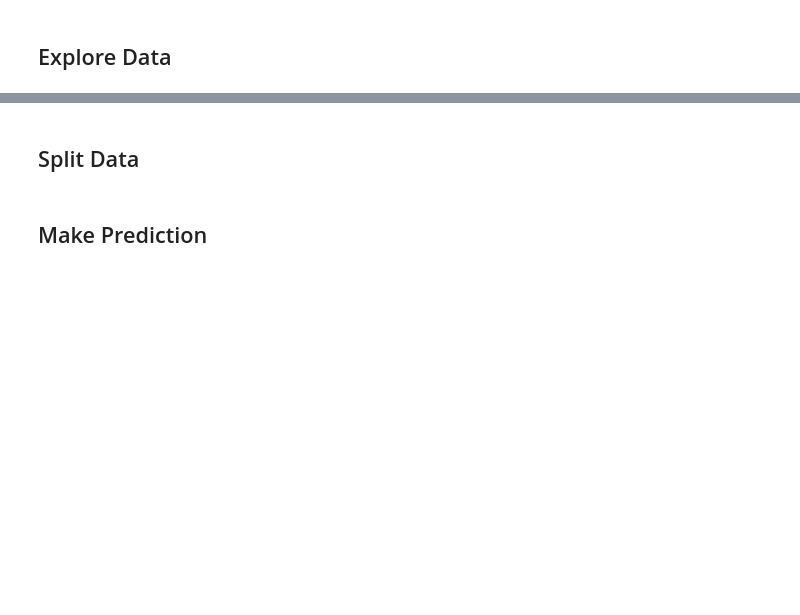
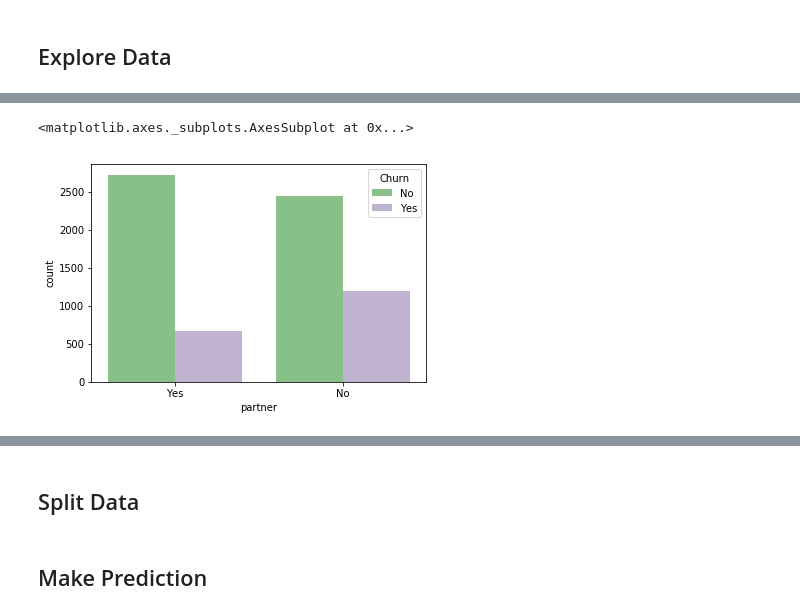
Before and after one commit to PattarapornH/churn-prediction, a Jupyter notebook: churn_prediction.ipynb, the cells around one changed output, grey strips where cells are left out. Cells and saved outputs as stored; diff of their text form; code cells hidden in the pictures; blank space fills up the shorter version.

```diff
--- a/churn_prediction.ipynb
+++ b/churn_prediction.ipynb
@@ -109,0 +105,10 @@ dtype: object
+# %%
+# Partner
+
+partner = pd.DataFrame(data={"partner": use_data['Partner'],
+                            "Churn": use_data['Churn']})
+
+sns.countplot(x='partner', hue='Churn', data=partner, palette="Accent")
+# %% [output]
+<matplotlib.axes._subplots.AxesSubplot at 0x...>
+[figure, added]
```
Also changed, not shown: parts of 13 cells of this notebook.
